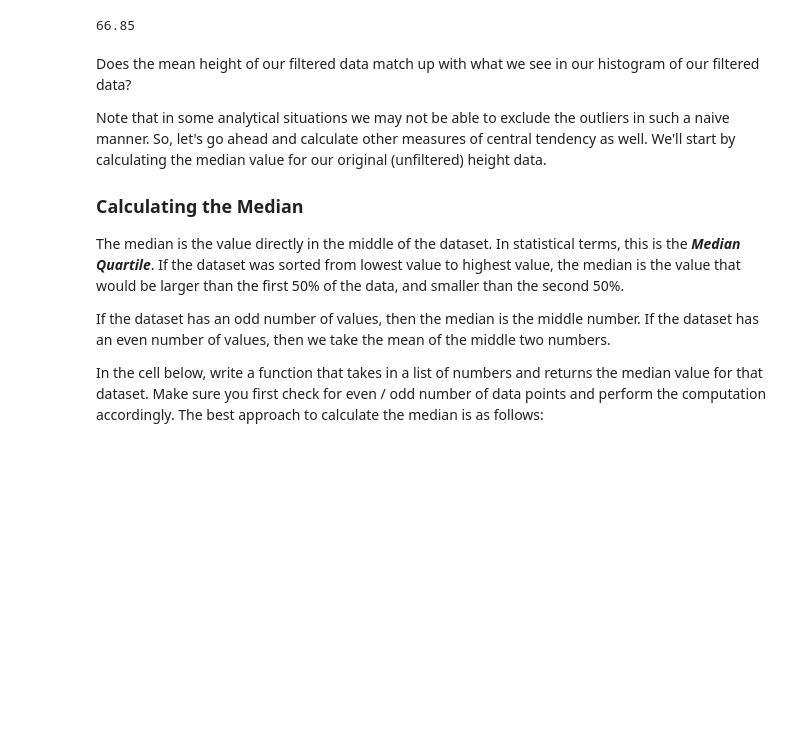
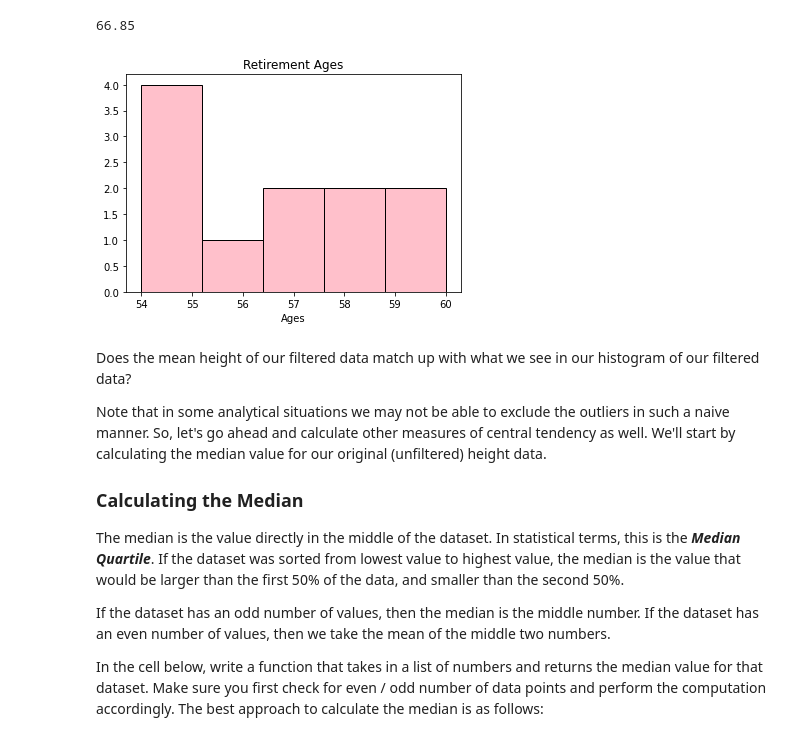
Before and after one commit to LemayianResiato/dsc-implementing-statistics-with-functions-lab, a Jupyter notebook: index.ipynb, the cells around one changed output. Drawn from its saved outputs; the diff is of its cells as text; code cells hidden in the pictures; blank space fills up the shorter version.

```diff
--- a/index.ipynb
+++ b/index.ipynb
@@ -299,6 +289,15 @@ new_mean = get_mean(filtered_height)
 new_mean # 66.85
 # %% [output]
 66.85
+# %%
+# Just Practising 😎😎
+x = [54, 54, 54, 55, 56, 57, 57, 58, 58, 60, 60]
+bins = 5
+plt.hist(x, bins=bins, edgecolor="black", color="pink")
+plt.title("Retirement Ages")
+plt.xlabel("Ages");
+# %% [output]
+[figure, added]
 # %% [markdown]
 Does the mean height of our filtered data match up with what we see in our histogram of our filtered data?
 
```
Also changed, not shown: parts of 17 cells of this notebook.
